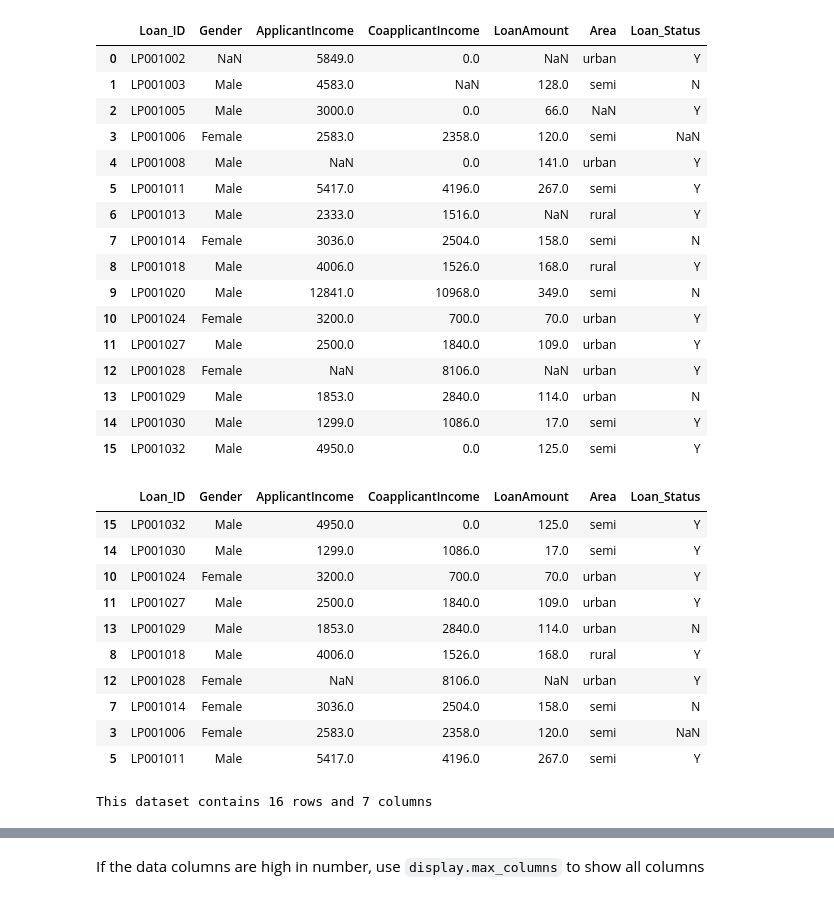
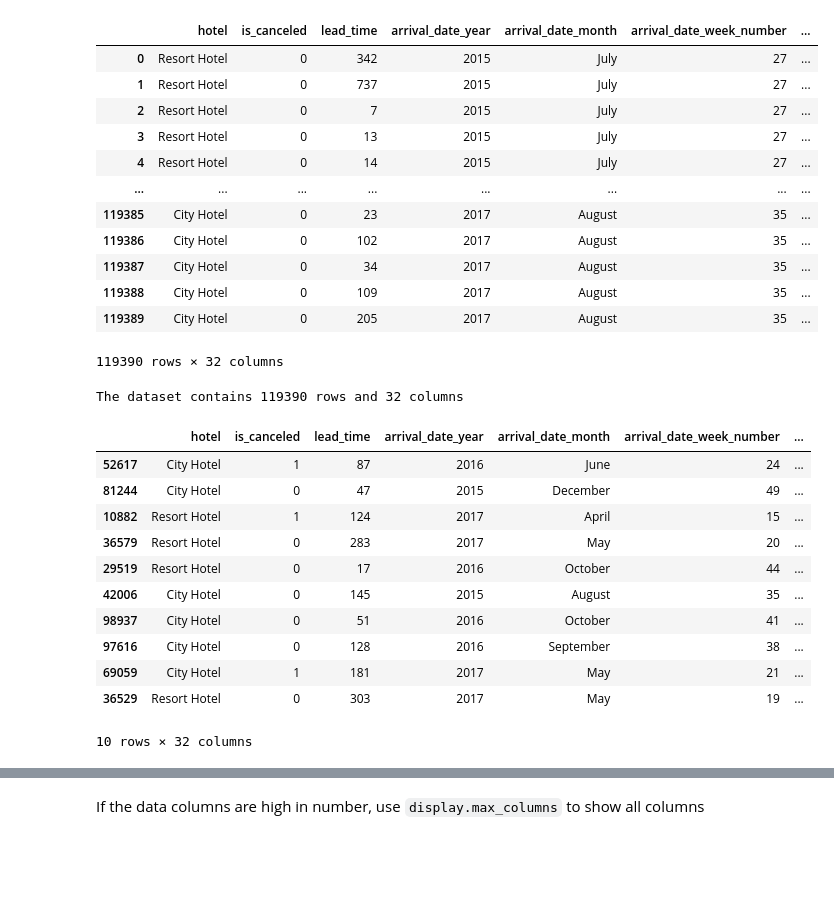
Before and after one commit to engage-deepakagarwal/machine-learning-lab, a Jupyter notebook: 1_analyze_dataset.ipynb, the cells around one changed output, grey strips where cells are left out. Cells and saved outputs as stored; diff of their text form; code cells hidden in the pictures; blank space fills up the shorter version.

```diff
--- a/1_analyze_dataset.ipynb
+++ b/1_analyze_dataset.ipynb
@@ -1,42 +1,39 @@
 # %%
 import pandas as pd
 # %%
-loan_data = pd.read_csv('datasets/loan_small.csv')
-display(loan_data) # Display the data
+df = pd.read_csv('datasets/hotel_bookings.csv')
+display(df) # Display the data
 # %% [output]
-|  | Loan_ID | Gender | ApplicantIncome | CoapplicantIncome | LoanAmount | Area | Loan_Status |
-| 0 | LP001002 | NaN | 5849.0 | 0.0 | NaN | urban | Y |
-| 1 | LP001003 | Male | 4583.0 | NaN | 128.0 | semi | N |
-| 2 | LP001005 | Male | 3000.0 | 0.0 | 66.0 | NaN | Y |
-| 3 | LP001006 | Female | 2583.0 | 2358.0 | 120.0 | semi | NaN |
-| 4 | LP001008 | Male | NaN | 0.0 | 141.0 | urban | Y |
-| 5 | LP001011 | Male | 5417.0 | 4196.0 | 267.0 | semi | Y |
-| 6 | LP001013 | Male | 2333.0 | 1516.0 | NaN | rural | Y |
-| 7 | LP001014 | Female | 3036.0 | 2504.0 | 158.0 | semi | N |
-| 8 | LP001018 | Male | 4006.0 | 1526.0 | 168.0 | rural | Y |
-| 9 | LP001020 | Male | 12841.0 | 10968.0 | 349.0 | semi | N |
-| 10 | LP001024 | Female | 3200.0 | 700.0 | 70.0 | urban | Y |
-| 11 | LP001027 | Male | 2500.0 | 1840.0 | 109.0 | urban | Y |
-| 12 | LP001028 | Female | NaN | 8106.0 | NaN | urban | Y |
-| 13 | LP001029 | Male | 1853.0 | 2840.0 | 114.0 | urban | N |
-| 14 | LP001030 | Male | 1299.0 | 1086.0 | 17.0 | semi | Y |
-| 15 | LP001032 | Male | 4950.0 | 0.0 | 125.0 | semi | Y |
+|  | hotel | is_canceled | lead_time | arrival_date_year | arrival_date_month | arrival_date_week_number | ... |
+| 0 | Resort Hotel | 0 | 342 | 2015 | July | 27 | ... |
+| 1 | Resort Hotel | 0 | 737 | 2015 | July | 27 | ... |
+| 2 | Resort Hotel | 0 | 7 | 2015 | July | 27 | ... |
+| 3 | Resort Hotel | 0 | 13 | 2015 | July | 27 | ... |
+| 4 | Resort Hotel | 0 | 14 | 2015 | July | 27 | ... |
+| ... | ... | ... | ... | ... | ... | ... | ... |
+| 119385 | City Hotel | 0 | 23 | 2017 | August | 35 | ... |
+| 119386 | City Hotel | 0 | 102 | 2017 | August | 35 | ... |
+| 119387 | City Hotel | 0 | 34 | 2017 | August | 35 | ... |
+| 119388 | City Hotel | 0 | 109 | 2017 | August | 35 | ... |
+| 119389 | City Hotel | 0 | 205 | 2017 | August | 35 | ... |
+119390 rows × 32 columns
+# %%
+# printing out the number of rows and columns
+print("The dataset contains", df.shape[0],"rows and", df.shape[1],"columns")
+# %% [output]
+The dataset contains 119390 rows and 32 columns
 # %%
-loan_data.sample(10) # Randomly sample 10 rows
+df.sample(10) # Randomly sample 10 rows
 # %% [output]
-|  | Loan_ID | Gender | ApplicantIncome | CoapplicantIncome | LoanAmount | Area | Loan_Status |
-| 15 | LP001032 | Male | 4950.0 | 0.0 | 125.0 | semi | Y |
-| 14 | LP001030 | Male | 1299.0 | 1086.0 | 17.0 | semi | Y |
-| 10 | LP001024 | Female | 3200.0 | 700.0 | 70.0 | urban | Y |
-| 11 | LP001027 | Male | 2500.0 | 1840.0 | 109.0 | urban | Y |
-| 13 | LP001029 | Male | 1853.0 | 2840.0 | 114.0 | urban | N |
-| 8 | LP001018 | Male | 4006.0 | 1526.0 | 168.0 | rural | Y |
-| 12 | LP001028 | Female | NaN | 8106.0 | NaN | urban | Y |
-| 7 | LP001014 | Female | 3036.0 | 2504.0 | 158.0 | semi | N |
-| 3 | LP001006 | Female | 2583.0 | 2358.0 | 120.0 | semi | NaN |
-| 5 | LP001011 | Male | 5417.0 | 4196.0 | 267.0 | semi | Y |
+|  | hotel | is_canceled | lead_time | arrival_date_year | arrival_date_month | arrival_date_week_number | ... |
+| 52617 | City Hotel | 1 | 87 | 2016 | June | 24 | ... |
+| 81244 | City Hotel | 0 | 47 | 2015 | December | 49 | ... |
+| 10882 | Resort Hotel | 1 | 124 | 2017 | April | 15 | ... |
+| 36579 | Resort Hotel | 0 | 283 | 2017 | May | 20 | ... |
+| 29519 | Resort Hotel | 0 | 17 | 2016 | October | 44 | ... |
+| 42006 | City Hotel | 0 | 145 | 2015 | August | 35 | ... |
+| 98937 | City Hotel | 0 | 51 | 2016 | October | 41 | ... |
+| 97616 | City Hotel | 0 | 128 | 2016 | September | 38 | ... |
+| 69059 | City Hotel | 1 | 181 | 2017 | May | 21 | ... |
+| 36529 | Resort Hotel | 0 | 303 | 2017 | May | 19 | ... |
+10 rows × 32 columns
-# %%
-print(f"This dataset contains {loan_data.shape[0]} rows and {loan_data.shape[1]} columns")
-# Display the number of rows and columns i.e. dimensions of DataFrame
-# %% [output]
-This dataset contains 16 rows and 7 columns
```
Also changed, not shown: parts of 23 cells of this notebook, 8 other files.
